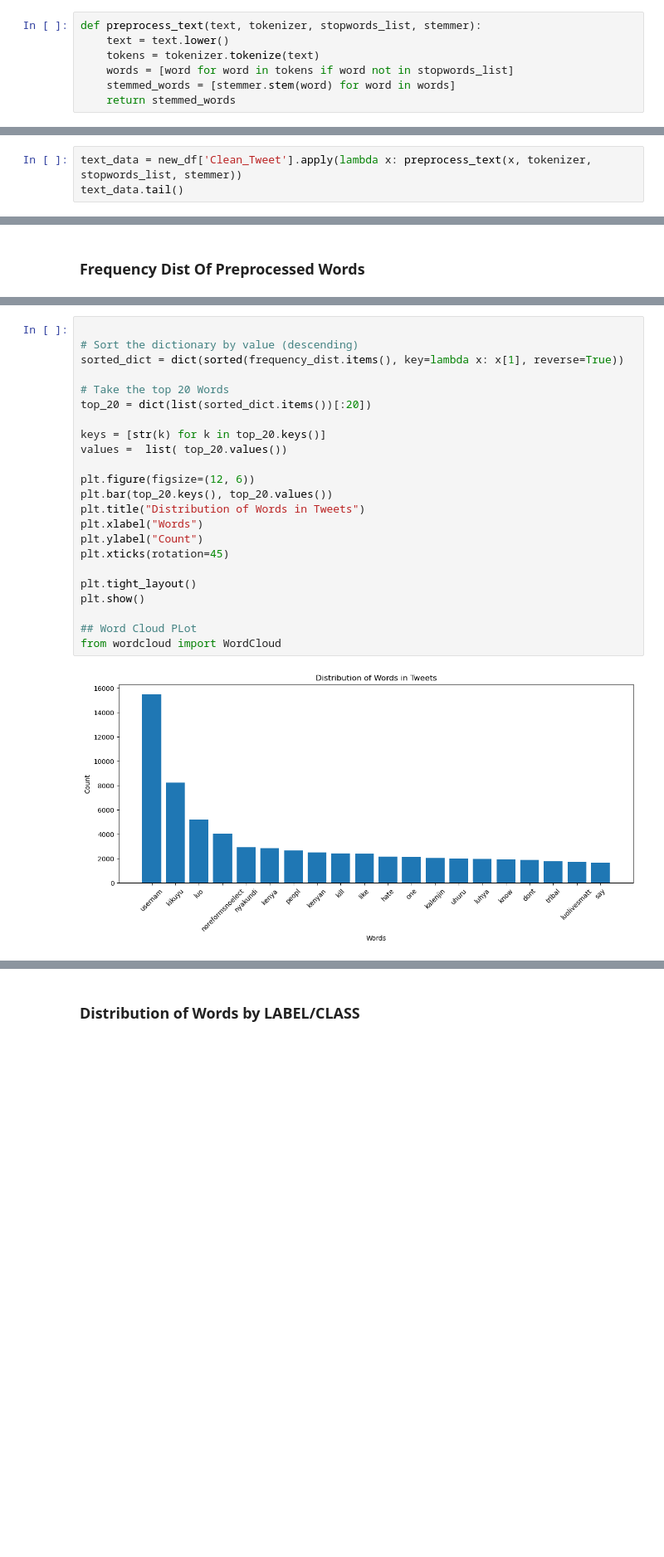
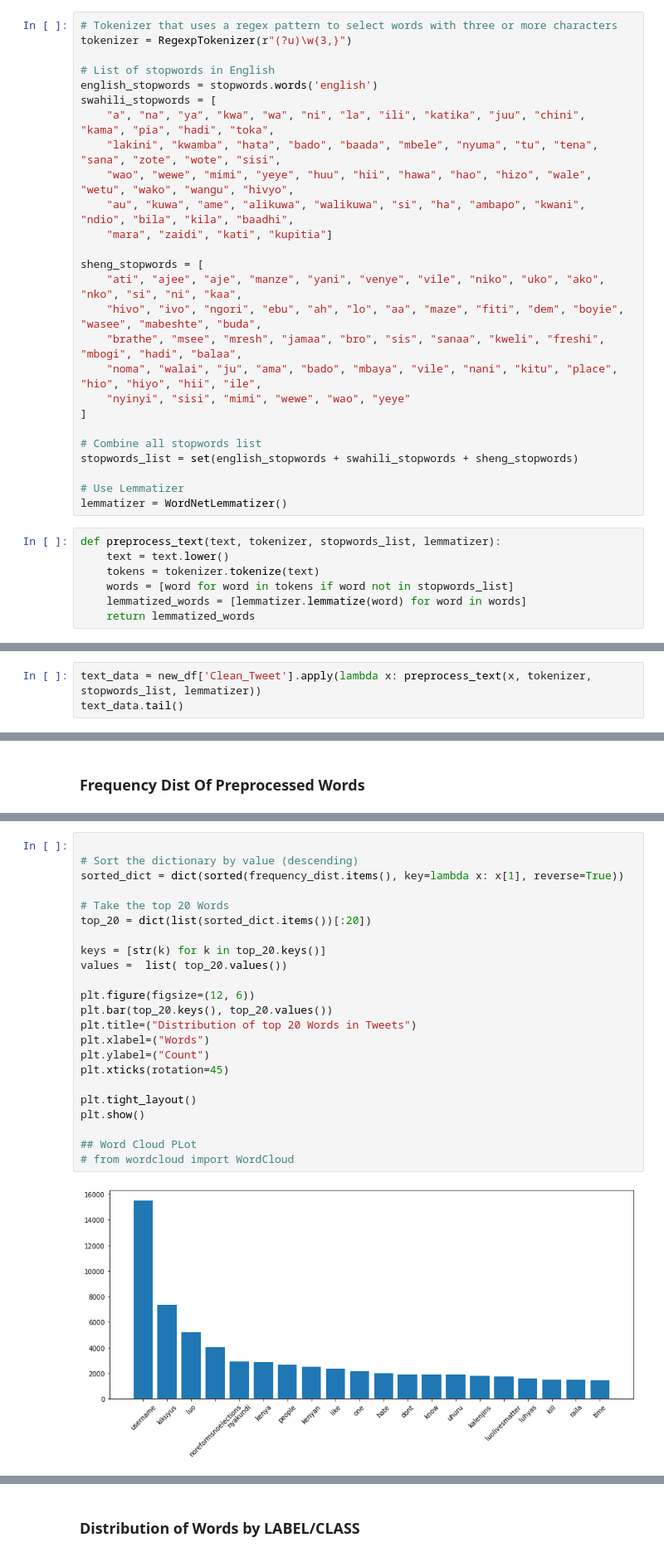
Before and after one commit to irushawn/Hate-Speech-and-Offensive-Content-Detection, a Jupyter notebook: index.ipynb, the cells around one changed output, grey strips where cells are left out. Shown at 83% size. Saved outputs shown, nothing was run; the diff lists cells and outputs as text; blank space fills up the shorter version.

```diff
--- a/index.ipynb
+++ b/index.ipynb
@@ -230,8 +259,34 @@ stemmer = PorterStemmer()
+# %%
+# Tokenizer that uses a regex pattern to select words with three or more characters
+tokenizer = RegexpTokenizer(r"(?u)\w{3,}")
+
+# List of stopwords in English
+english_stopwords = stopwords.words('english')
+swahili_stopwords = [
+    "a", "na", "ya", "kwa", "wa", "ni", "la", "ili", "katika", "juu", "chini", "kama", "pia", "hadi", "toka",
+    "lakini", "kwamba", "hata", "bado", "baada", "mbele", "nyuma", "tu", "tena", "sana", "zote", "wote", "sisi",
+    "wao", "wewe", "mimi", "yeye", "huu", "hii", "hawa", "hao", "hizo", "wale", "wetu", "wako", "wangu", "hivyo",
+    "au", "kuwa", "ame", "alikuwa", "walikuwa", "si", "ha", "ambapo", "kwani", "ndio", "bila", "kila", "baadhi",
+    "mara", "zaidi", "kati", "kupitia"]
+
+sheng_stopwords = [
+    "ati", "ajee", "aje", "manze", "yani", "venye", "vile", "niko", "uko", "ako", "nko", "si", "ni", "kaa",
+    "hivo", "ivo", "ngori", "ebu", "ah", "lo", "aa", "maze", "fiti", "dem", "boyie", "wasee", "mabeshte", "buda",
+    "brathe", "msee", "mresh", "jamaa", "bro", "sis", "sanaa", "kweli", "freshi", "mbogi", "hadi", "balaa",
+    "noma", "walai", "ju", "ama", "bado", "mbaya", "vile", "nani", "kitu", "place", "hio", "hiyo", "hii", "ile",
+    "nyinyi", "sisi", "mimi", "wewe", "wao", "yeye"
+]
+
+# Combine all stopwords list
+stopwords_list = set(english_stopwords + swahili_stopwords + sheng_stopwords)
+
+# Use Lemmatizer
+lemmatizer = WordNetLemmatizer()
 # %%
-def preprocess_text(text, tokenizer, stopwords_list, stemmer):
+def preprocess_text(text, tokenizer, stopwords_list, lemmatizer):
     text = text.lower()
     tokens = tokenizer.tokenize(text)
     words = [word for word in tokens if word not in stopwords_list]
-    stemmed_words = [stemmer.stem(word) for word in words]
-    return stemmed_words
+    lemmatized_words = [lemmatizer.lemmatize(word) for word in words]
+    return lemmatized_words
 # %% [markdown]
@@ -239,4 +294,4 @@ def preprocess_text(text, tokenizer, stopwords_list, stemmer):
 # %%
-text_data = new_df['Clean_Tweet'].apply(lambda x: preprocess_text(x, tokenizer, stopwords_list, stemmer))
+text_data = new_df['Clean_Tweet'].apply(lambda x: preprocess_text(x, tokenizer, stopwords_list, lemmatizer))
 text_data.tail()
 # %% [output]
@@ -268,25 +325,25 @@ FreqDist({'usernam': 15524, 'kikuyu': 8245, 'luo': 5223, 'noreformsnoelect': 404
 # %%
 
 # Sort the dictionary by value (descending)
 sorted_dict = dict(sorted(frequency_dist.items(), key=lambda x: x[1], reverse=True))
 
 # Take the top 20 Words
 top_20 = dict(list(sorted_dict.items())[:20])
 
 keys = [str(k) for k in top_20.keys()]
 values =  list( top_20.values())
 
 plt.figure(figsize=(12, 6))
 plt.bar(top_20.keys(), top_20.values())
-plt.title("Distribution of Words in Tweets")
-plt.xlabel("Words")
-plt.ylabel("Count")
+plt.title=("Distribution of top 20 Words in Tweets")
+plt.xlabel=("Words")
+plt.ylabel=("Count")
 plt.xticks(rotation=45)
 
 plt.tight_layout()
 plt.show()
 
 ## Word Cloud PLot
-from wordcloud import WordCloud
+# from wordcloud import WordCloud
 # %% [output]
-[figure, old version]
+[figure, new version]
```
Also changed, not shown: parts of 26 cells of this notebook.
